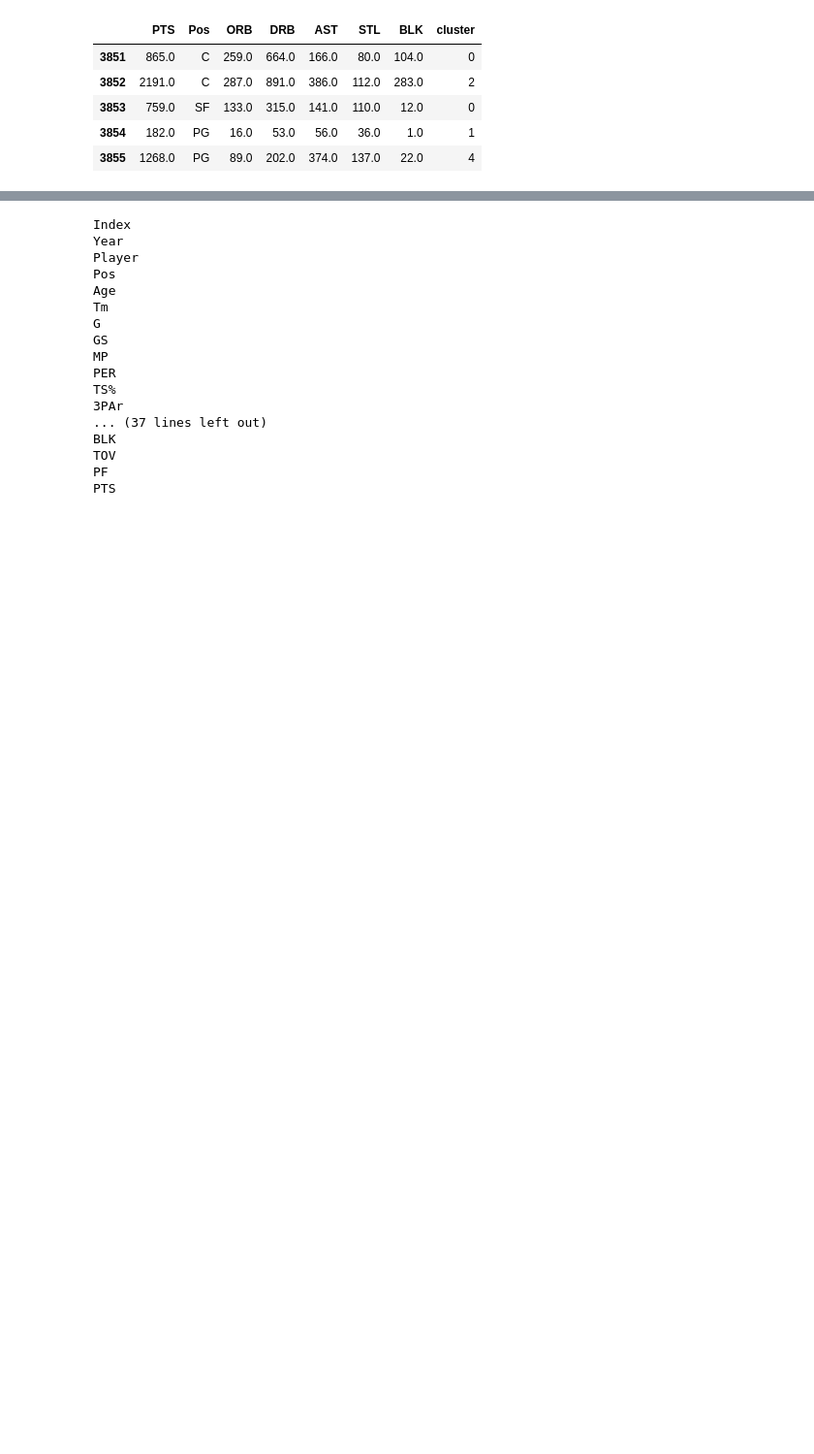
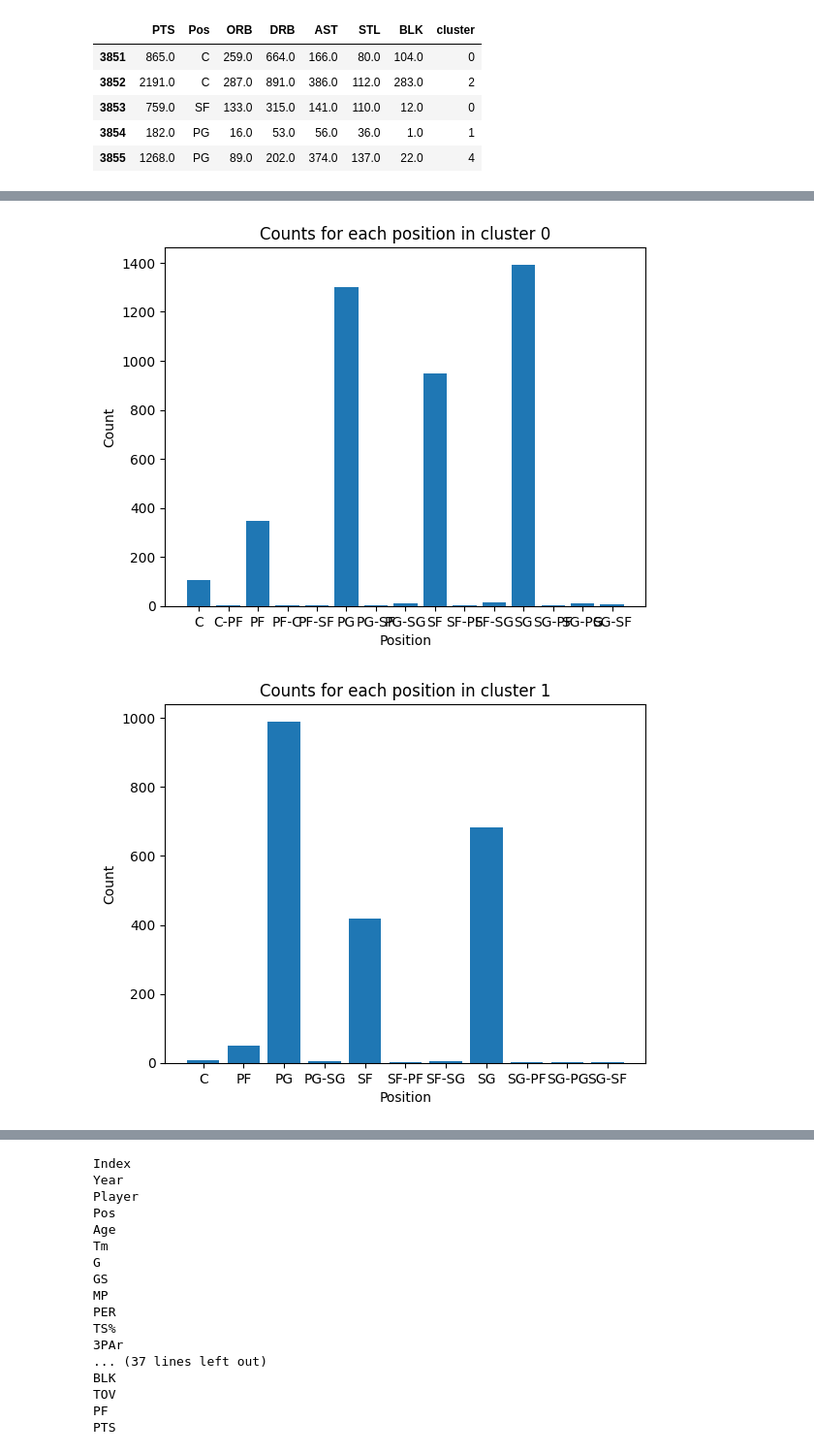
Before and after one commit to shinwookim/NBAPositionify, a Jupyter notebook: main.ipynb, the cells around one changed output, grey strips where cells are left out. Shown at 97% size. Saved outputs shown, nothing was run; the diff lists cells and outputs as text; code cells hidden in the pictures; blank space fills up the shorter version.

```diff
--- a/main.ipynb
+++ b/main.ipynb
@@ -109,6 +114,10 @@ for cluster in range(5):
 # %%
-# player_rows = {}
-# for index, row in stats.iterrows():
-#     if row["Player"] not in player_rows:
-#         player_rows[row["Player"]] = []
-#     player_rows[row["Player"]].append(index)
+# Normalization
+unsupervised_kmeans_stats_2 = (unsupervised_kmeans_stats-unsupervised_kmeans_stats.mean())/unsupervised_kmeans_stats.std()
+
+kmeans = KMeans(n_clusters=5)
+kmeans.fit(unsupervised_kmeans_stats_2)
+
+unsupervised_kmeans_stats_2["cluster"] = kmeans.labels_
+unsupervised_kmeans_stats_2.insert(1, "Pos", stats["Pos"])
+unsupervised_kmeans_stats_2.head()
@@ -114,0 +131,11 @@ for cluster in range(5):
+# %%
+for cluster in range(5):
+    cur_df = unsupervised_kmeans_stats_2.loc[unsupervised_kmeans_stats_2["cluster"] == cluster]
+    plt.bar(cur_df.groupby('Pos').size().index, cur_df.groupby('Pos').size().values)
+    plt.xlabel('Position')
+    plt.ylabel('Count')
+    plt.title(f'Counts for each position in cluster {cluster}')
+    plt.show()
+# %% [output]
+[figure, added]
+[figure, added]
```
Also changed, not shown: parts of 8 cells of this notebook.
